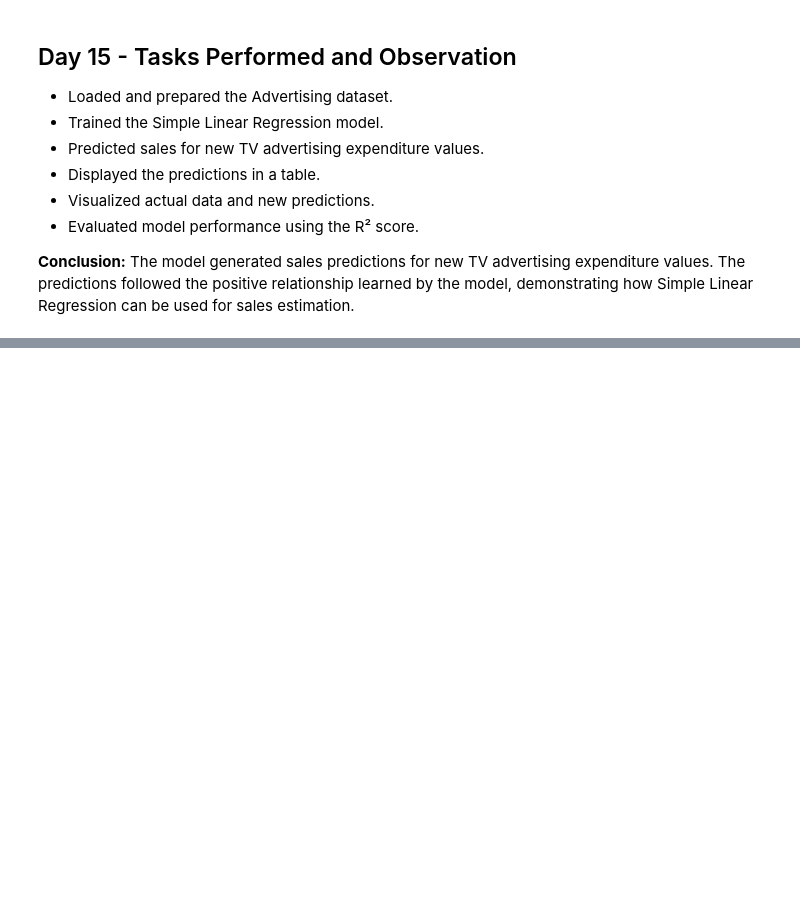
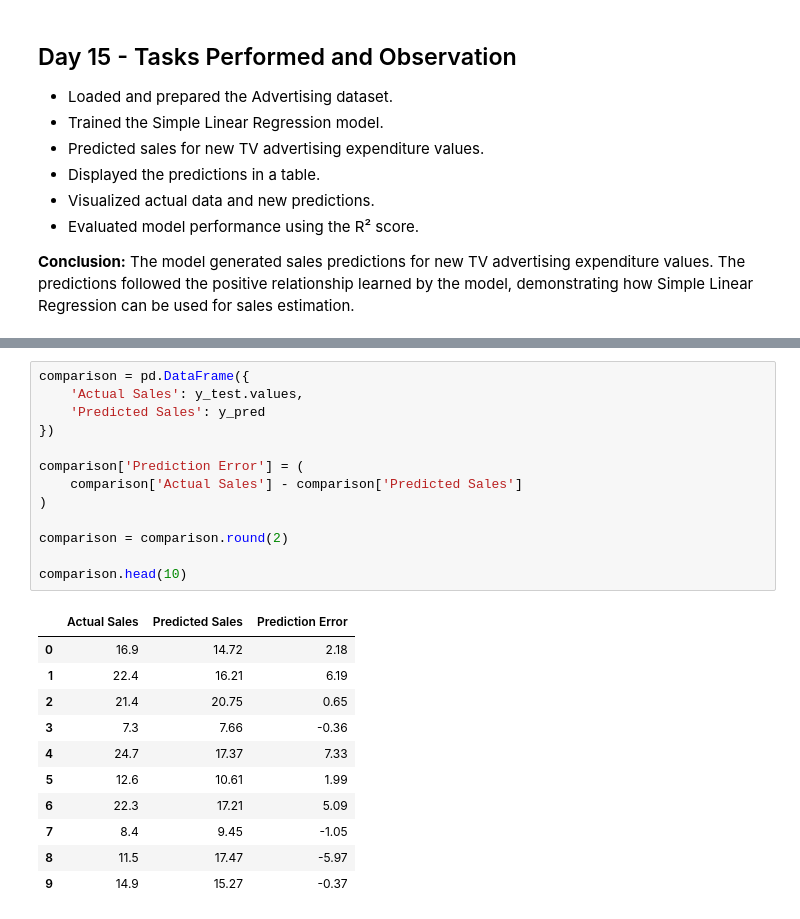
Before and after one commit to shreeshreeya69-crypto/simple-linear-regression-ybi, a Jupyter notebook: Simple_Linear_Regression_YBI.ipynb, the cells around one changed output, grey strips where cells are left out. Cells and saved outputs as stored; diff of their text form; blank space fills up the shorter version.

```diff
--- a/Simple_Linear_Regression_YBI.ipynb
+++ b/Simple_Linear_Regression_YBI.ipynb
@@ -1658,0 +1720,25 @@ R² Score: 0.6767
+# %%
+comparison = pd.DataFrame({
+    'Actual Sales': y_test.values,
+    'Predicted Sales': y_pred
+})
+
+comparison['Prediction Error'] = (
+    comparison['Actual Sales'] - comparison['Predicted Sales']
+)
+
+comparison = comparison.round(2)
+
+comparison.head(10)
+# %% [output]
+|  | Actual Sales | Predicted Sales | Prediction Error |
+| 0 | 16.9 | 14.72 | 2.18 |
+| 1 | 22.4 | 16.21 | 6.19 |
+| 2 | 21.4 | 20.75 | 0.65 |
+| 3 | 7.3 | 7.66 | -0.36 |
+| 4 | 24.7 | 17.37 | 7.33 |
+| 5 | 12.6 | 10.61 | 1.99 |
+| 6 | 22.3 | 17.21 | 5.09 |
+| 7 | 8.4 | 9.45 | -1.05 |
+| 8 | 11.5 | 17.47 | -5.97 |
+| 9 | 14.9 | 15.27 | -0.37 |
```
Also changed, not shown: parts of 8 cells of this notebook.
